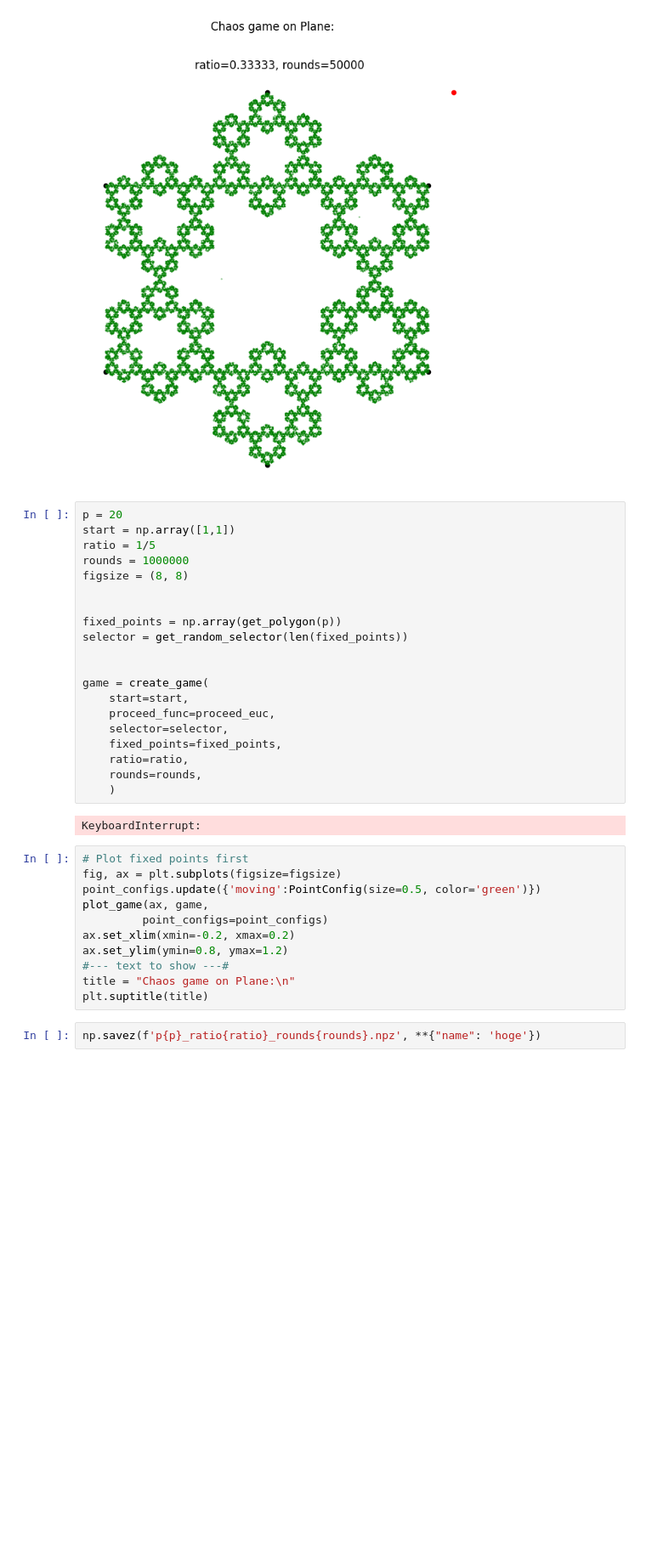
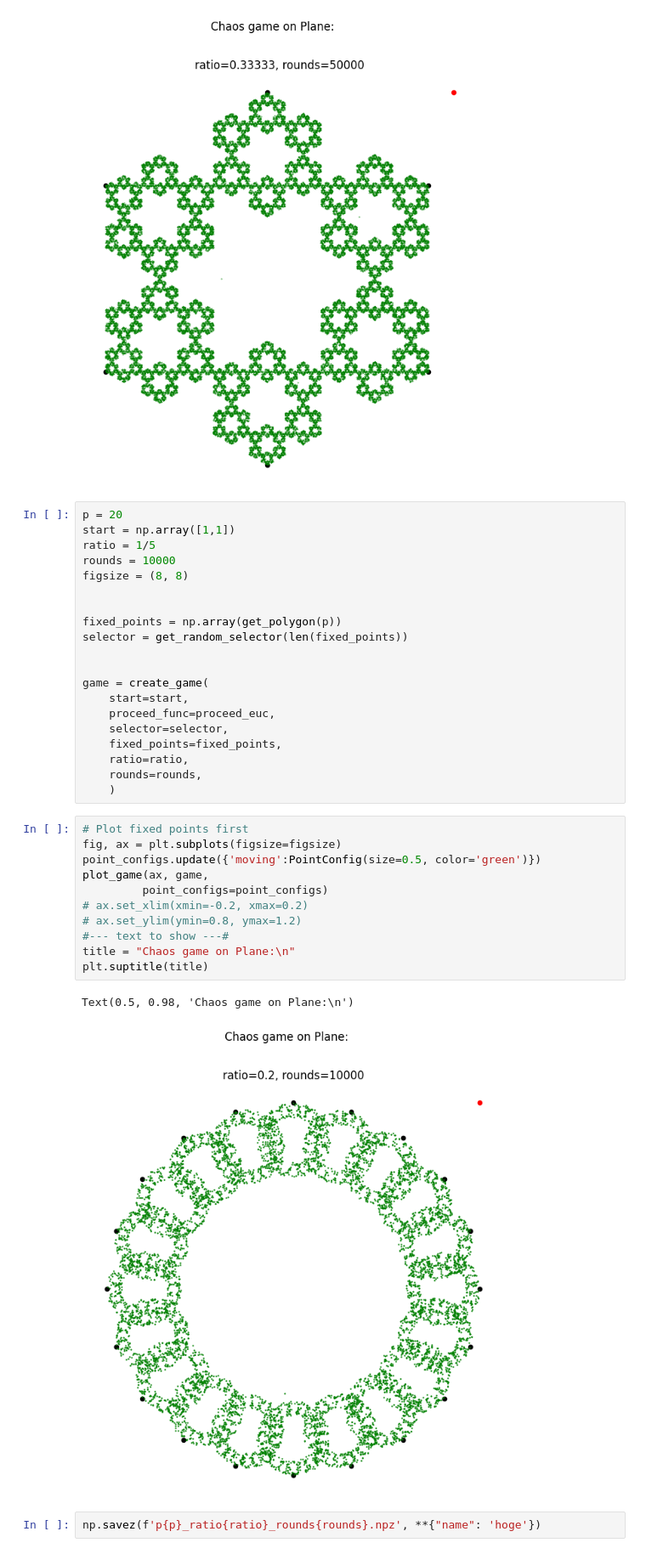
Before and after one commit to hissanova/chaos-game, a Jupyter notebook: chaos_game.ipynb, the cells around one changed output. Shown at 85% size. Saved outputs shown, nothing was run; the diff lists cells and outputs as text; blank space fills up the shorter version.

```diff
--- a/chaos_game.ipynb
+++ b/chaos_game.ipynb
@@ -136,7 +154,7 @@ Text(0.5, 0.98, 'Chaos game on Plane:\n')
 p = 20
 start = np.array([1,1])
 ratio = 1/5
-rounds = 1000000
+rounds = 10000
 figsize = (8, 8)
 
 
@@ -152,19 +170,20 @@ game = create_game(
     ratio=ratio,
     rounds=rounds,
     )
-# %% [output]
-KeyboardInterrupt:
 # %%
 # Plot fixed points first
 fig, ax = plt.subplots(figsize=figsize)
 point_configs.update({'moving':PointConfig(size=0.5, color='green')})
 plot_game(ax, game,
          point_configs=point_configs)
-ax.set_xlim(xmin=-0.2, xmax=0.2)
-ax.set_ylim(ymin=0.8, ymax=1.2)
+# ax.set_xlim(xmin=-0.2, xmax=0.2)
+# ax.set_ylim(ymin=0.8, ymax=1.2)
 #--- text to show ---#
 title = "Chaos game on Plane:\n"
 plt.suptitle(title)
+# %% [output]
+Text(0.5, 0.98, 'Chaos game on Plane:\n')
+[figure, added]
 # %%
 np.savez(f'p{p}_ratio{ratio}_rounds{rounds}.npz', **{"name": 'hoge'})
 # %%
```
Also changed, not shown: parts of 5 cells of this notebook, 1 other file.
